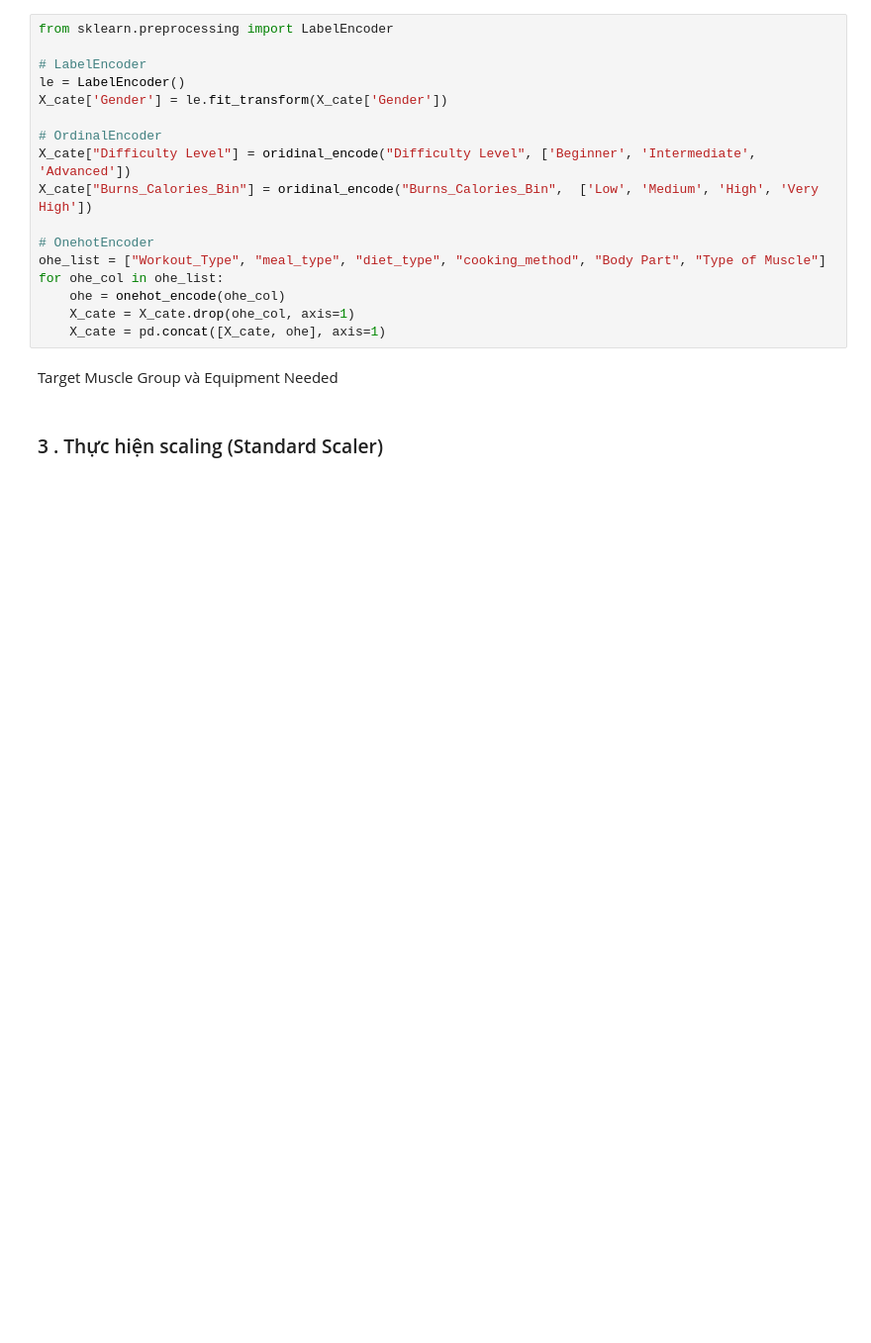
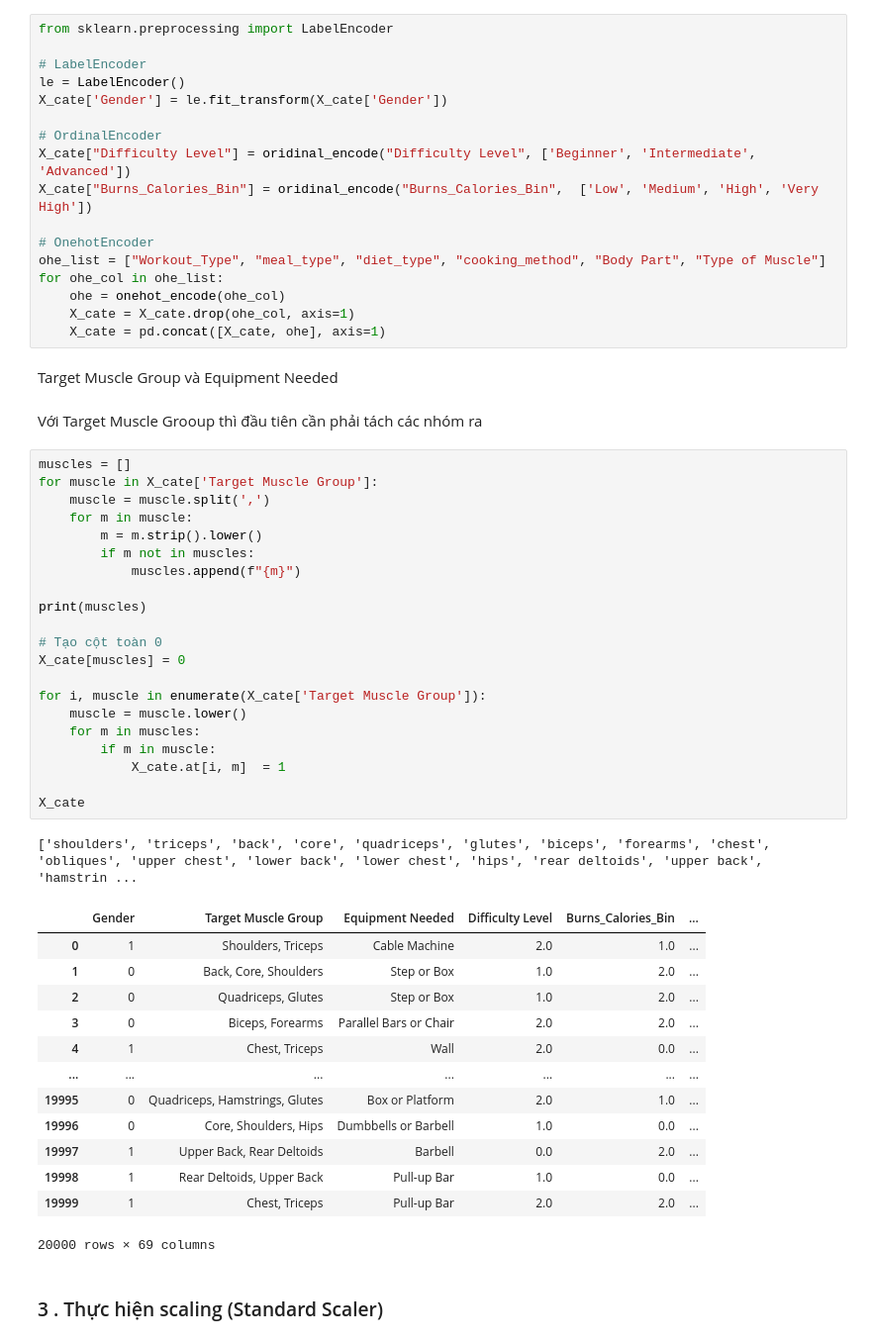
Before and after one commit to nahrixt0710/Life-Style-Data-Analysis, a Jupyter notebook: src/preprocessing_with_categorical.ipynb, the cells around one changed output. Shown at 99% size. Cells and saved outputs as stored; diff of their text form; blank space fills up the shorter version.

Commit message:
update preprocess for target muscle group

```diff
--- a/src/preprocessing_with_categorical.ipynb
+++ b/src/preprocessing_with_categorical.ipynb
@@ -113,6 +113,44 @@ for ohe_col in ohe_list:
     X_cate = pd.concat([X_cate, ohe], axis=1)
 # %% [markdown]
 Target Muscle Group và Equipment Needed
+# %% [markdown]
+Với Target Muscle Grooup thì đầu tiên cần phải tách các nhóm ra
+# %%
+muscles = []
+for muscle in X_cate['Target Muscle Group']:
+    muscle = muscle.split(',')
+    for m in muscle:
+        m = m.strip().lower()
+        if m not in muscles:
+            muscles.append(f"{m}")
+
+print(muscles)
+
+# Tạo cột toàn 0
+X_cate[muscles] = 0
+
+for i, muscle in enumerate(X_cate['Target Muscle Group']):
+    muscle = muscle.lower()
+    for m in muscles:
+        if m in muscle:
+            X_cate.at[i, m]  = 1
+
+X_cate
+# %% [output]
+['shoulders', 'triceps', 'back', 'core', 'quadriceps', 'glutes', 'biceps', 'forearms', 'chest', 'obliques', 'upper chest', 'lower back', 'lower chest', 'hips', 'rear deltoids', 'upper back', 'hamstrin ...
+|  | Gender | Target Muscle Group | Equipment Needed | Difficulty Level | Burns_Calories_Bin | ... |
+| 0 | 1 | Shoulders, Triceps | Cable Machine | 2.0 | 1.0 | ... |
+| 1 | 0 | Back, Core, Shoulders | Step or Box | 1.0 | 2.0 | ... |
+| 2 | 0 | Quadriceps, Glutes | Step or Box | 1.0 | 2.0 | ... |
+| 3 | 0 | Biceps, Forearms | Parallel Bars or Chair | 2.0 | 2.0 | ... |
+| 4 | 1 | Chest, Triceps | Wall | 2.0 | 0.0 | ... |
+| ... | ... | ... | ... | ... | ... | ... |
+| 19995 | 0 | Quadriceps, Hamstrings, Glutes | Box or Platform | 2.0 | 1.0 | ... |
+| 19996 | 0 | Core, Shoulders, Hips | Dumbbells or Barbell | 1.0 | 0.0 | ... |
+| 19997 | 1 | Upper Back, Rear Deltoids | Barbell | 0.0 | 2.0 | ... |
+| 19998 | 1 | Rear Deltoids, Upper Back | Pull-up Bar | 1.0 | 0.0 | ... |
+| 19999 | 1 | Chest, Triceps | Pull-up Bar | 2.0 | 2.0 | ... |
+20000 rows × 69 columns
 # %% [markdown]
 ### 3 . Thực hiện scaling (Standard Scaler)
 # %%
```
